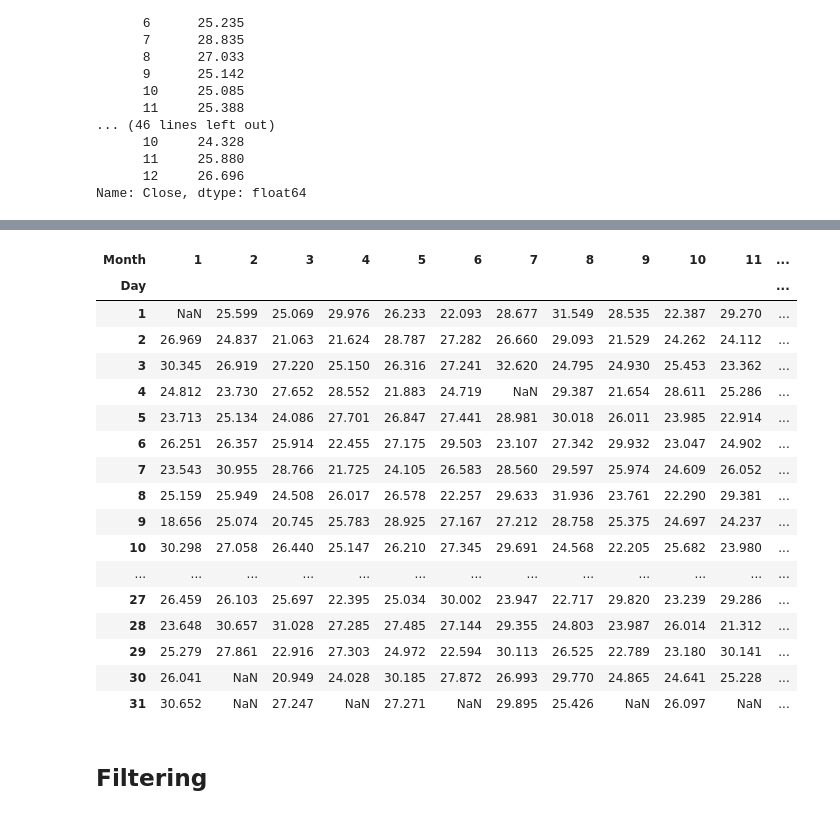
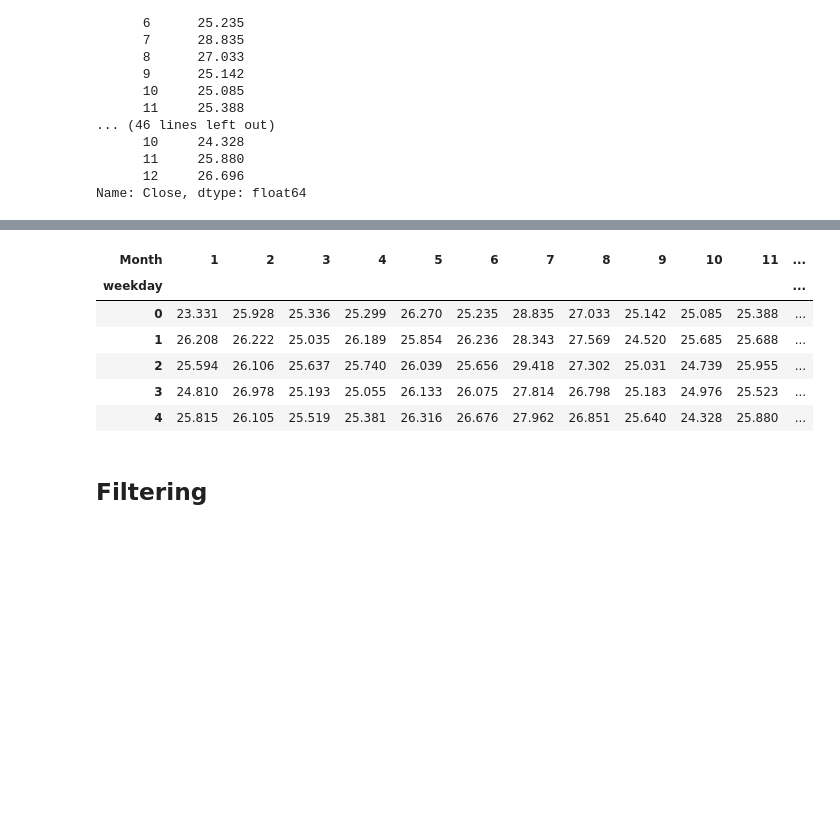
Before and after one commit to edwardns2/PythonML, a Jupyter notebook: files/apple_stock.ipynb, the cells around one changed output, grey strips where cells are left out. Saved outputs shown, nothing was run; the diff lists cells and outputs as text; code cells hidden in the pictures; blank space fills up the shorter version.

```diff
--- a/files/apple_stock.ipynb
+++ b/files/apple_stock.ipynb
@@ -123,0 +134,2 @@ Name: 2024-12-26 00:00:00, dtype: float64
+# %%
+aapl_df["7_day_rolling"] = aapl_df["Close"].rolling(window = 7).mean()
@@ -123,0 +141,4 @@ Name: 2024-12-26 00:00:00, dtype: float64
+# %%
+aapl_df["daily_returns"] = aapl_df["Close"].pct_change() * 100
+# %%
+aapl_df["30_day_rolling_vol"] = aapl_df["Volume"].rolling(window=30).mean()
@@ -236,7 +271,7 @@ Date  Date
 Name: Close, dtype: float64
 # %%
 daily_df = (aapl_df
-            .groupby(["Day", "Month"])
+            .groupby(["weekday", "Month"])
             .mean()
             .reset_index()
             )
@@ -258,25 +297,14 @@ daily_df
 # %%
-matrix = daily_df.pivot(index="Day", columns="Month", values="Close")
+matrix = daily_df.pivot(index="weekday", columns="Month", values="Close")
 matrix
 # %% [output]
 | Month | 1 | 2 | 3 | 4 | 5 | 6 | 7 | 8 | 9 | 10 | 11 | ... |
-| Day |  |  |  |  |  |  |  |  |  |  |  | ... |
-| 1 | NaN | 25.599 | 25.069 | 29.976 | 26.233 | 22.093 | 28.677 | 31.549 | 28.535 | 22.387 | 29.270 | ... |
-| 2 | 26.969 | 24.837 | 21.063 | 21.624 | 28.787 | 27.282 | 26.660 | 29.093 | 21.529 | 24.262 | 24.112 | ... |
-| 3 | 30.345 | 26.919 | 27.220 | 25.150 | 26.316 | 27.241 | 32.620 | 24.795 | 24.930 | 25.453 | 23.362 | ... |
-| 4 | 24.812 | 23.730 | 27.652 | 28.552 | 21.883 | 24.719 | NaN | 29.387 | 21.654 | 28.611 | 25.286 | ... |
-| 5 | 23.713 | 25.134 | 24.086 | 27.701 | 26.847 | 27.441 | 28.981 | 30.018 | 26.011 | 23.985 | 22.914 | ... |
-| 6 | 26.251 | 26.357 | 25.914 | 22.455 | 27.175 | 29.503 | 23.107 | 27.342 | 29.932 | 23.047 | 24.902 | ... |
-| 7 | 23.543 | 30.955 | 28.766 | 21.725 | 24.105 | 26.583 | 28.560 | 29.597 | 25.974 | 24.609 | 26.052 | ... |
-| 8 | 25.159 | 25.949 | 24.508 | 26.017 | 26.578 | 22.257 | 29.633 | 31.936 | 23.761 | 22.290 | 29.381 | ... |
-| 9 | 18.656 | 25.074 | 20.745 | 25.783 | 28.925 | 27.167 | 27.212 | 28.758 | 25.375 | 24.697 | 24.237 | ... |
-| 10 | 30.298 | 27.058 | 26.440 | 25.147 | 26.210 | 27.345 | 29.691 | 24.568 | 22.205 | 25.682 | 23.980 | ... |
-| ... | ... | ... | ... | ... | ... | ... | ... | ... | ... | ... | ... | ... |
-| 27 | 26.459 | 26.103 | 25.697 | 22.395 | 25.034 | 30.002 | 23.947 | 22.717 | 29.820 | 23.239 | 29.286 | ... |
-| 28 | 23.648 | 30.657 | 31.028 | 27.285 | 27.485 | 27.144 | 29.355 | 24.803 | 23.987 | 26.014 | 21.312 | ... |
-| 29 | 25.279 | 27.861 | 22.916 | 27.303 | 24.972 | 22.594 | 30.113 | 26.525 | 22.789 | 23.180 | 30.141 | ... |
-| 30 | 26.041 | NaN | 20.949 | 24.028 | 30.185 | 27.872 | 26.993 | 29.770 | 24.865 | 24.641 | 25.228 | ... |
-| 31 | 30.652 | NaN | 27.247 | NaN | 27.271 | NaN | 29.895 | 25.426 | NaN | 26.097 | NaN | ... |
+| weekday |  |  |  |  |  |  |  |  |  |  |  | ... |
+| 0 | 23.331 | 25.928 | 25.336 | 25.299 | 26.270 | 25.235 | 28.835 | 27.033 | 25.142 | 25.085 | 25.388 | ... |
+| 1 | 26.208 | 26.222 | 25.035 | 26.189 | 25.854 | 26.236 | 28.343 | 27.569 | 24.520 | 25.685 | 25.688 | ... |
+| 2 | 25.594 | 26.106 | 25.637 | 25.740 | 26.039 | 25.656 | 29.418 | 27.302 | 25.031 | 24.739 | 25.955 | ... |
+| 3 | 24.810 | 26.978 | 25.193 | 25.055 | 26.133 | 26.075 | 27.814 | 26.798 | 25.183 | 24.976 | 25.523 | ... |
+| 4 | 25.815 | 26.105 | 25.519 | 25.381 | 26.316 | 26.676 | 27.962 | 26.851 | 25.640 | 24.328 | 25.880 | ... |
 # %%
 px.scatter(matrix)
 # %% [markdown]
```
Also changed, not shown: parts of 28 cells of this notebook, 4 other files.
